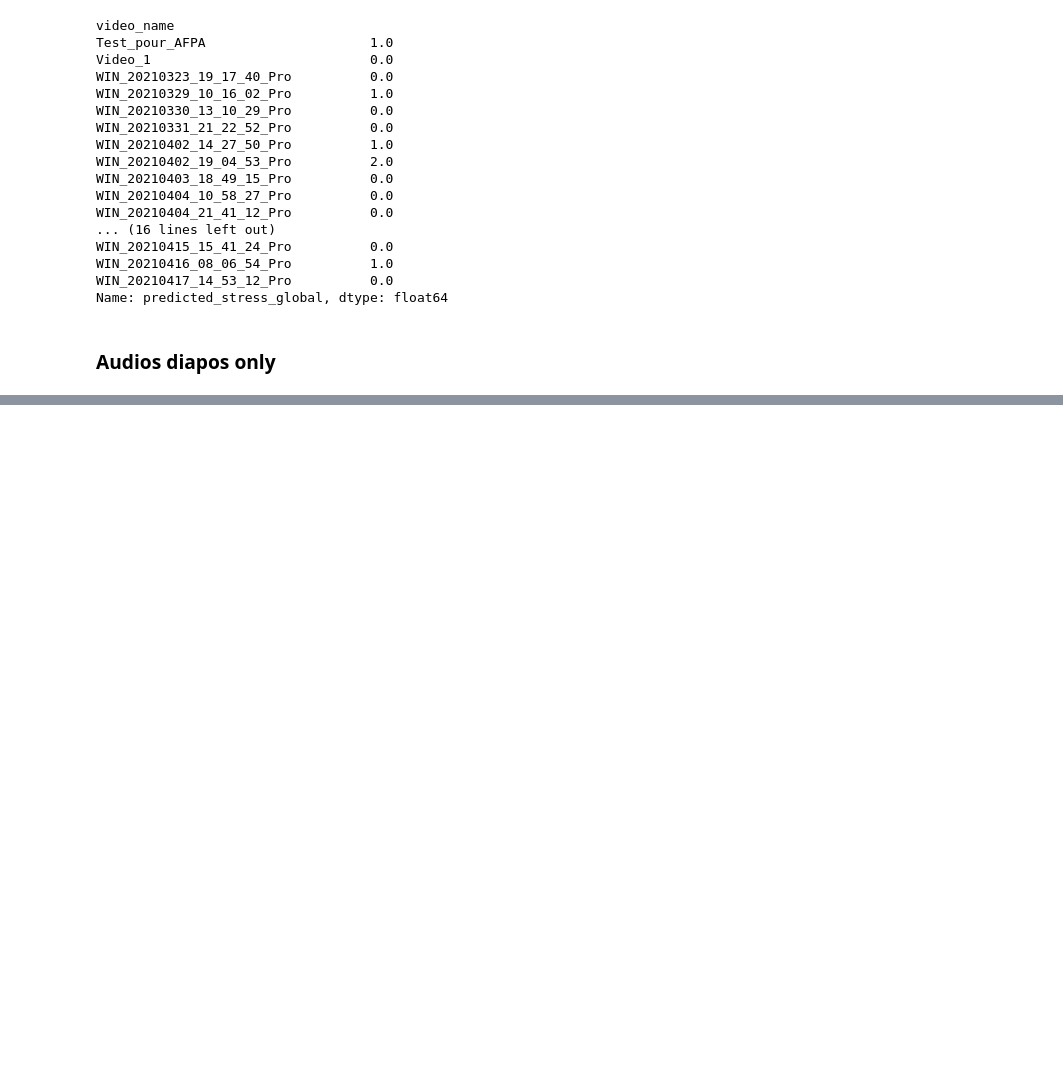
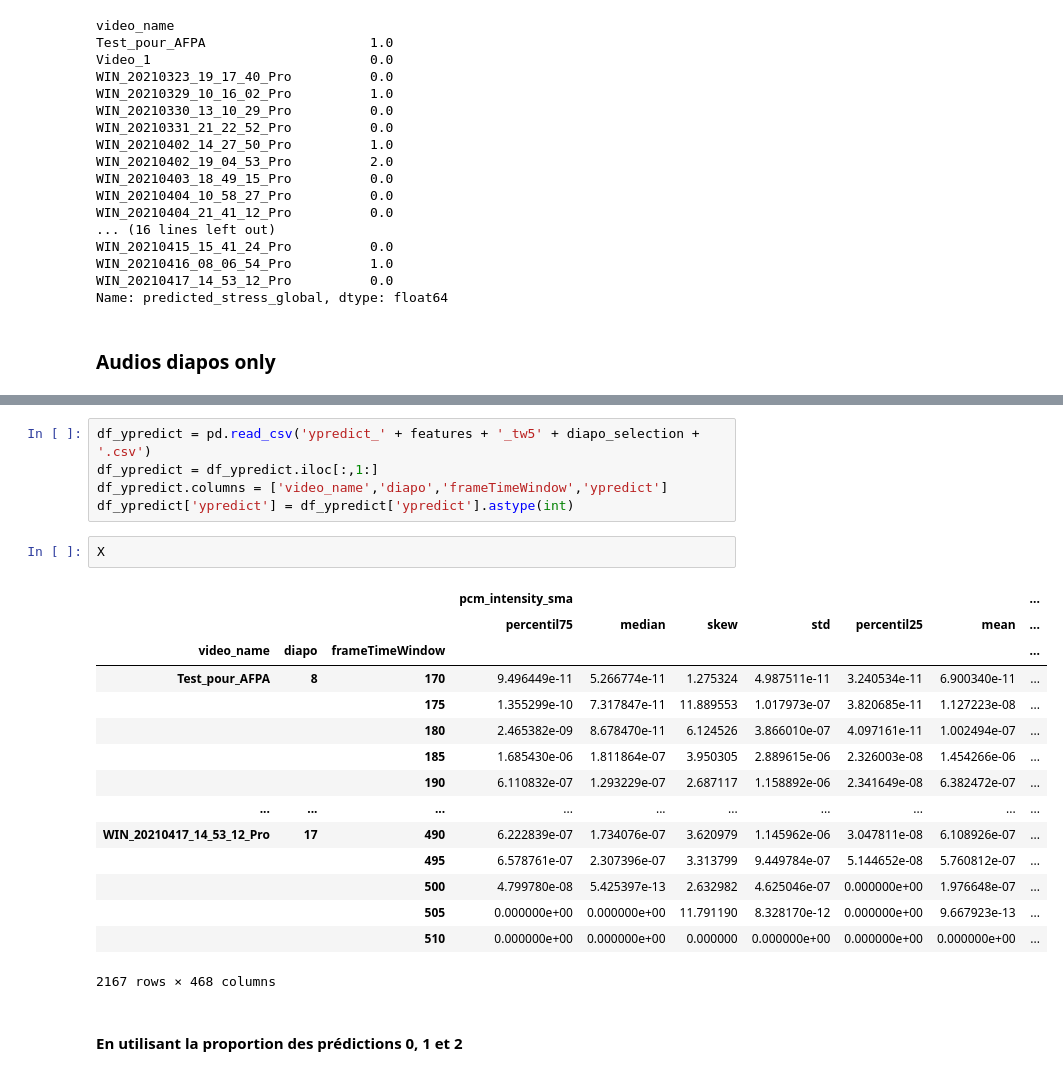
Before and after one commit to Projet-Fil-Rouge-AFPA/filrouge, a Jupyter notebook: Notebook_Laurent_2_emobase_TimeWindow.ipynb, the cells around one changed output, grey strips where cells are left out. Cells and saved outputs as stored; diff of their text form; blank space fills up the shorter version.

```diff
--- a/Notebook_Laurent_2_emobase_TimeWindow.ipynb
+++ b/Notebook_Laurent_2_emobase_TimeWindow.ipynb
@@ -782,0 +851,25 @@ Name: predicted_stress_global, dtype: float64
+# %%
+df_ypredict = pd.read_csv('ypredict_' + features + '_tw5' + diapo_selection + '.csv')
+df_ypredict = df_ypredict.iloc[:,1:]
+df_ypredict.columns = ['video_name','diapo','frameTimeWindow','ypredict']
+df_ypredict['ypredict'] = df_ypredict['ypredict'].astype(int)
+# %%
+X
+# %% [output]
+|  |  |  | pcm_intensity_sma |  |  |  |  |  | ... |
+|  |  |  | percentil75 | median | skew | std | percentil25 | mean | ... |
+| video_name | diapo | frameTimeWindow |  |  |  |  |  |  | ... |
+| Test_pour_AFPA | 8 | 170 | 9.496449e-11 | 5.266774e-11 | 1.275324 | 4.987511e-11 | 3.240534e-11 | 6.900340e-11 | ... |
+|  |  | 175 | 1.355299e-10 | 7.317847e-11 | 11.889553 | 1.017973e-07 | 3.820685e-11 | 1.127223e-08 | ... |
+|  |  | 180 | 2.465382e-09 | 8.678470e-11 | 6.124526 | 3.866010e-07 | 4.097161e-11 | 1.002494e-07 | ... |
+|  |  | 185 | 1.685430e-06 | 1.811864e-07 | 3.950305 | 2.889615e-06 | 2.326003e-08 | 1.454266e-06 | ... |
+|  |  | 190 | 6.110832e-07 | 1.293229e-07 | 2.687117 | 1.158892e-06 | 2.341649e-08 | 6.382472e-07 | ... |
+| ... | ... | ... | ... | ... | ... | ... | ... | ... | ... |
+| WIN_20210417_14_53_12_Pro | 17 | 490 | 6.222839e-07 | 1.734076e-07 | 3.620979 | 1.145962e-06 | 3.047811e-08 | 6.108926e-07 | ... |
+|  |  | 495 | 6.578761e-07 | 2.307396e-07 | 3.313799 | 9.449784e-07 | 5.144652e-08 | 5.760812e-07 | ... |
+|  |  | 500 | 4.799780e-08 | 5.425397e-13 | 2.632982 | 4.625046e-07 | 0.000000e+00 | 1.976648e-07 | ... |
+|  |  | 505 | 0.000000e+00 | 0.000000e+00 | 11.791190 | 8.328170e-12 | 0.000000e+00 | 9.667923e-13 | ... |
+|  |  | 510 | 0.000000e+00 | 0.000000e+00 | 0.000000 | 0.000000e+00 | 0.000000e+00 | 0.000000e+00 | ... |
+2167 rows × 468 columns
+# %% [markdown]
+#### En utilisant la proportion des prédictions 0, 1 et 2
```
Also changed, not shown: parts of 52 cells of this notebook, 3 other files.
